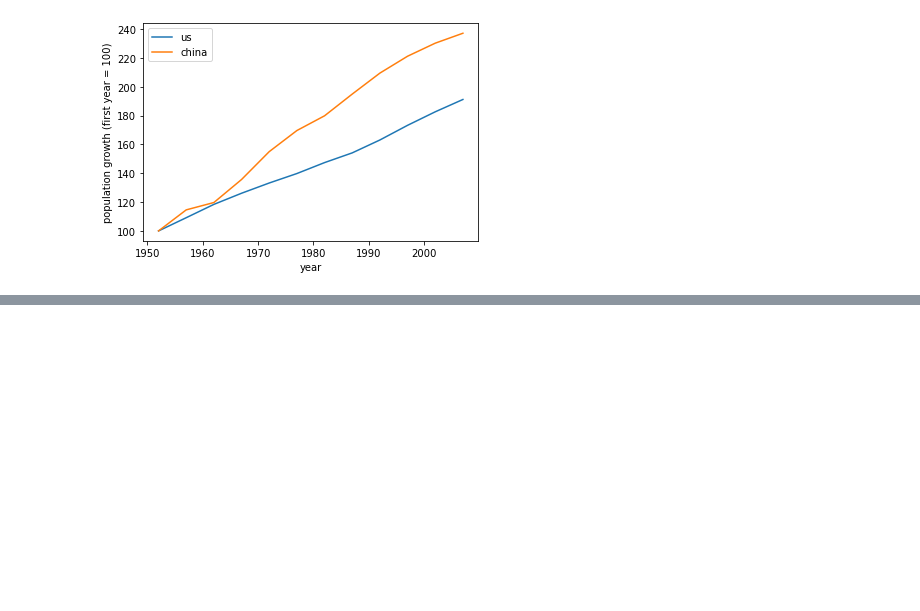
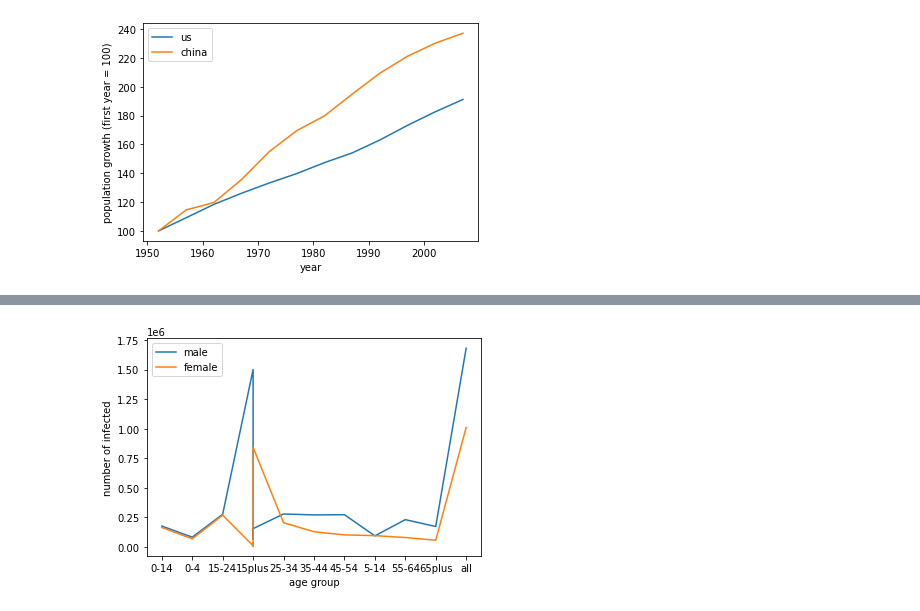
Before and after one commit to puja-ui/Data-Visualisation, a Jupyter notebook: data vs.ipynb, the cells around one changed output, grey strips where cells are left out. Saved outputs shown, nothing was run; the diff lists cells and outputs as text; code cells hidden in the pictures; blank space fills up the shorter version.

```diff
--- a/data vs.ipynb
+++ b/data vs.ipynb
@@ -261,3 +261,5 @@ plt.ylabel("population growth (first year = 100)")
 plt.show()
 # %% [output]
 [figure]
+# %%
+tuber = pd.read_csv('tuber.csv')
@@ -263,0 +282,2 @@ plt.show()
+# %%
+tbindia = tuber[tuber.country == 'India']
@@ -263,0 +304,2 @@ plt.show()
+# %%
+tbmale = tbindia[tbindia.sex == 'm']
@@ -263,0 +324,2 @@ plt.show()
+# %%
+tbfemale = tbindia[tbindia.sex == 'f']
@@ -263,0 +344,9 @@ plt.show()
+# %%
+plt.plot(tbmale.age_group, tbmale.best,)
+plt.plot(tbfemale.age_group, tbfemale.best,)
+plt.legend(["male", "female"])
+plt.xlabel("age group")
+plt.ylabel("number of infected")
+plt.show()
+# %% [output]
+[figure, added]
```
Also changed, not shown: parts of 4 cells of this notebook.
